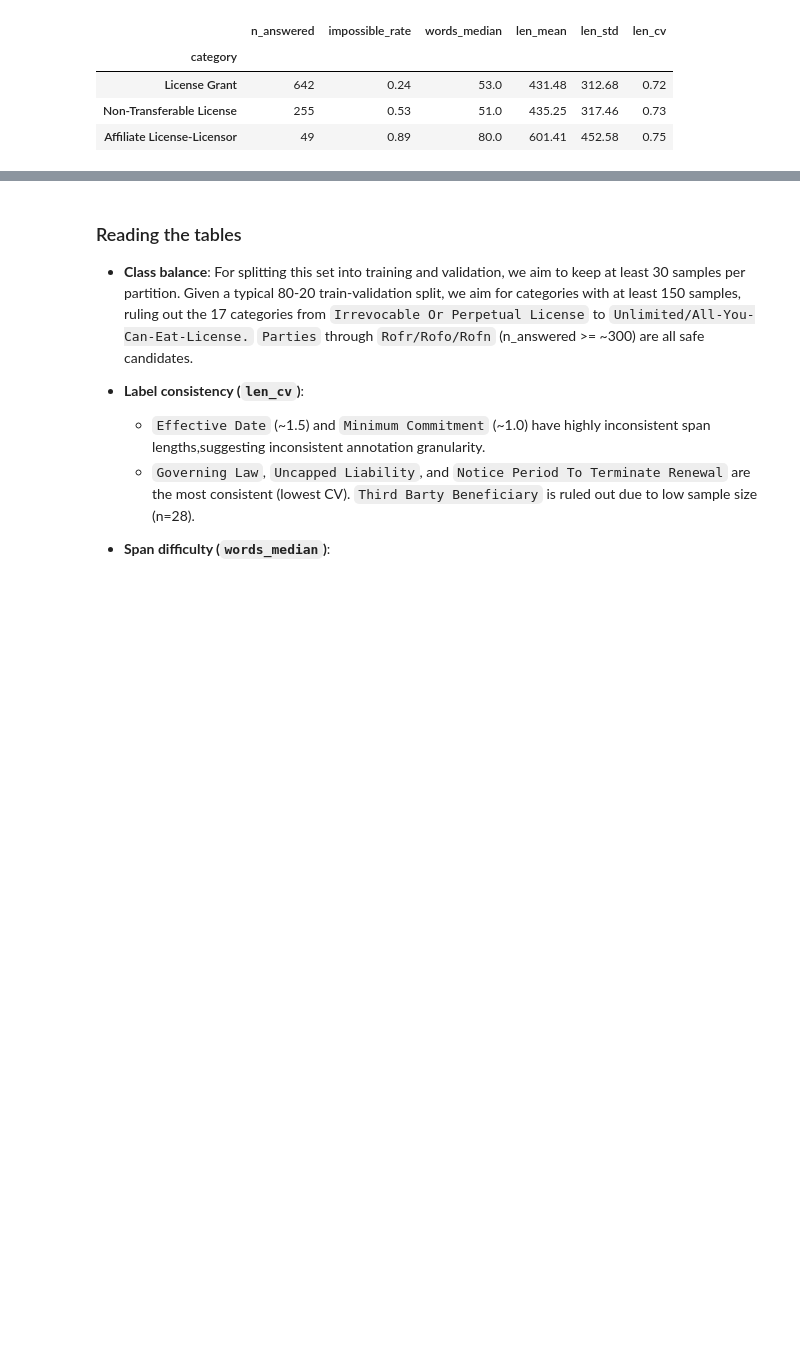
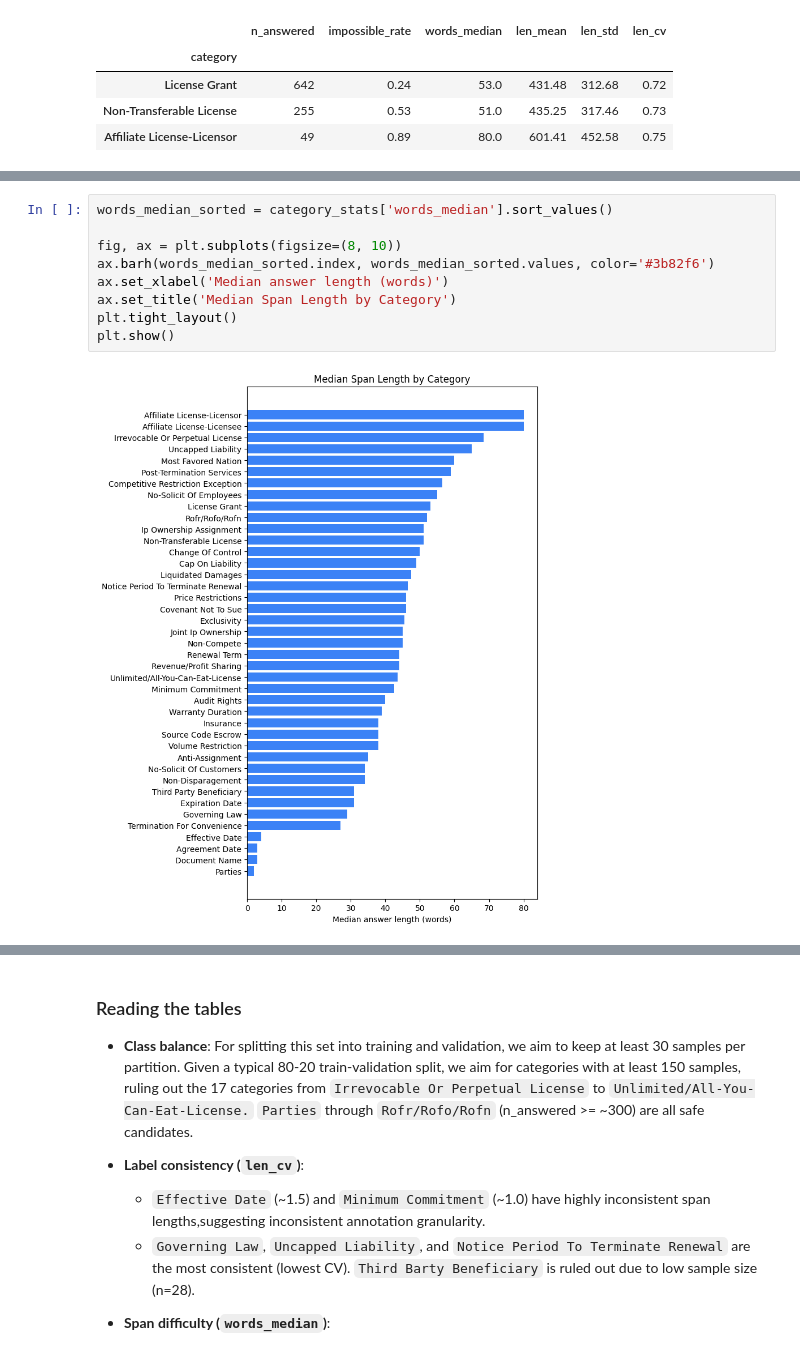
Before and after one commit to Break-Through-Tech/Accenture-1D-contract-review-challenge, a Jupyter notebook: 01_EDA.ipynb, the cells around one changed output, grey strips where cells are left out. Saved outputs shown, nothing was run; the diff lists cells and outputs as text; blank space fills up the shorter version.

```diff
--- a/01_EDA.ipynb
+++ b/01_EDA.ipynb
@@ -423,0 +437,11 @@ category_stats.loc[['License Grant', 'Non-Transferable License', 'Affiliate Lice
+# %%
+words_median_sorted = category_stats['words_median'].sort_values()
+
+fig, ax = plt.subplots(figsize=(8, 10))
+ax.barh(words_median_sorted.index, words_median_sorted.values, color='#3b82f6')
+ax.set_xlabel('Median answer length (words)')
+ax.set_title('Median Span Length by Category')
+plt.tight_layout()
+plt.show()
+# %% [output]
+[figure, added]
```
Also changed, not shown: parts of 3 cells of this notebook, 6 other files.
